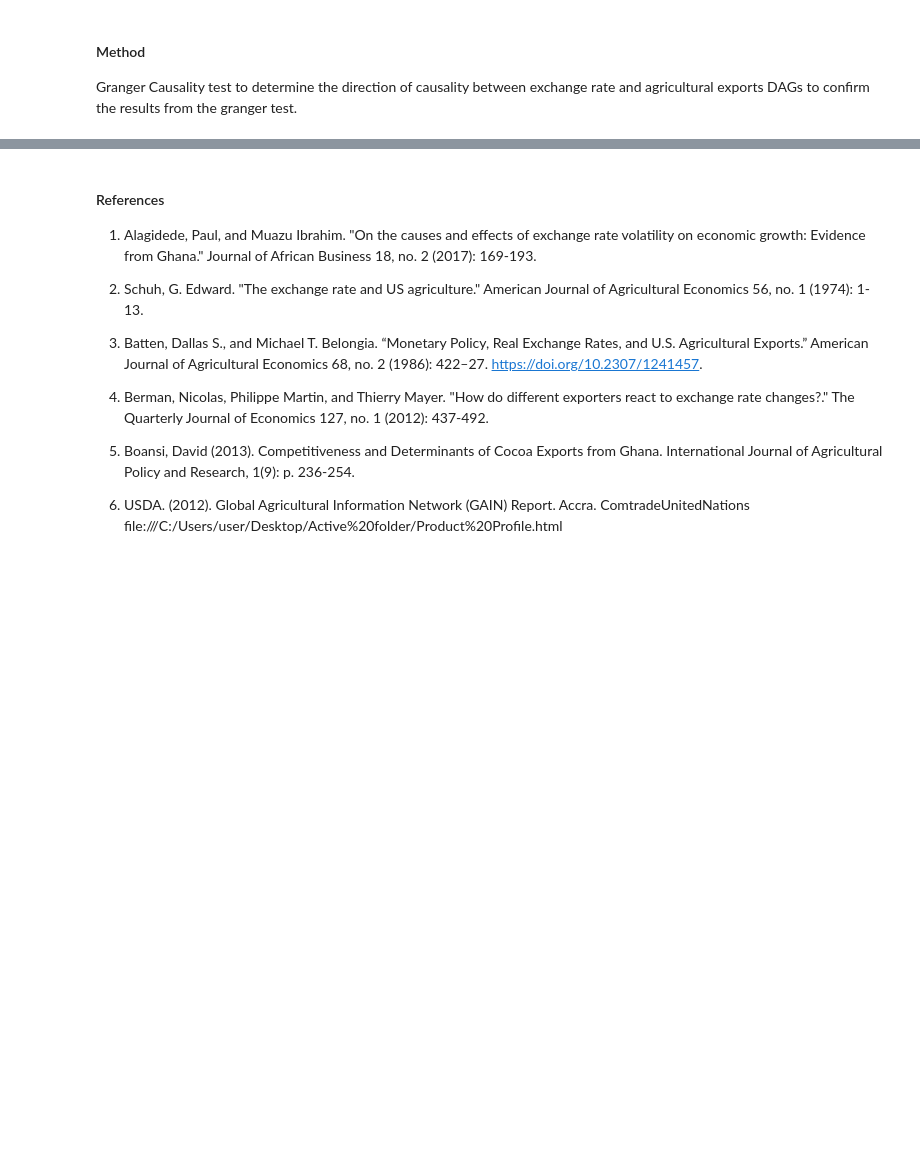
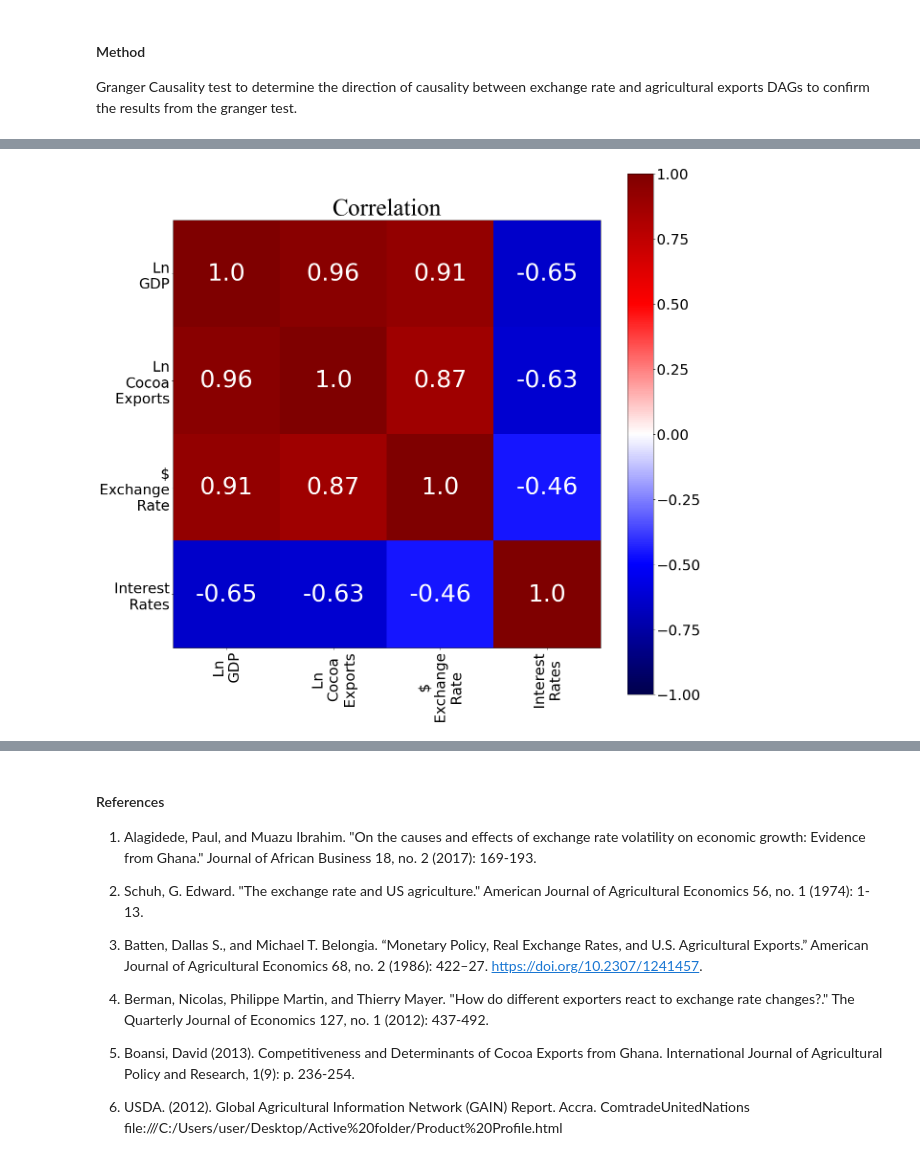
Before and after one commit to XorlademBarnorKodjo/Computational-Economics, a Jupyter notebook: Term Paper/Term Paper.ipynb, the cells around one changed output, grey strips where cells are left out. Saved outputs shown, nothing was run; the diff lists cells and outputs as text; code cells hidden in the pictures; blank space fills up the shorter version.

```diff
--- a/Term Paper/Term Paper.ipynb
+++ b/Term Paper/Term Paper.ipynb
@@ -112,3 +116,8 @@ Quaterly data on cocoa exports from Ghana between 2000 to 2020 will be obtained
 
 Granger Causality test to determine the direction of causality between exchange rate and agricultural exports
 DAGs to confirm the results from the granger test.
+# %%
+data['Ln GDP'] = np.log(data['GDP (2010 U$D)'])
+data['Ln Cocoa Exports'] = np.log(data['Cocoa Exports (2010 U$D)'])
+data['Ln Export Value'] = np.log(data['Export Value (2010 U$D)'])
+data['lag Interest Rates'] = data['Interest Rates'].shift(1)
@@ -114,0 +144,14 @@ DAGs to confirm the results from the granger test.
+# %%
+keys =[#'HDI',
+        #'Export Value (2010 U$D)',
+        "Ln GDP",
+        #"Ln Export Value",
+        "Ln Cocoa Exports",
+        #'GDP (2010 U$D)',
+        '$ Exchange Rate',
+        #'Cocoa Exports (2010 U$D)',
+        'Interest Rates',
+        #'lag Interest Rates'
+]
+keys = keys
+data_reg = data[keys].dropna()
@@ -114,0 +188,7 @@ DAGs to confirm the results from the granger test.
+# %%
+from datlib.plots import *
+corr_matrix_heatmap(data_reg.corr(),
+                    save_fig = False,
+                    pp = None,)
+# %% [output]
+[figure, added]
```
Also changed, not shown: parts of 13 cells of this notebook, 9 other files.
